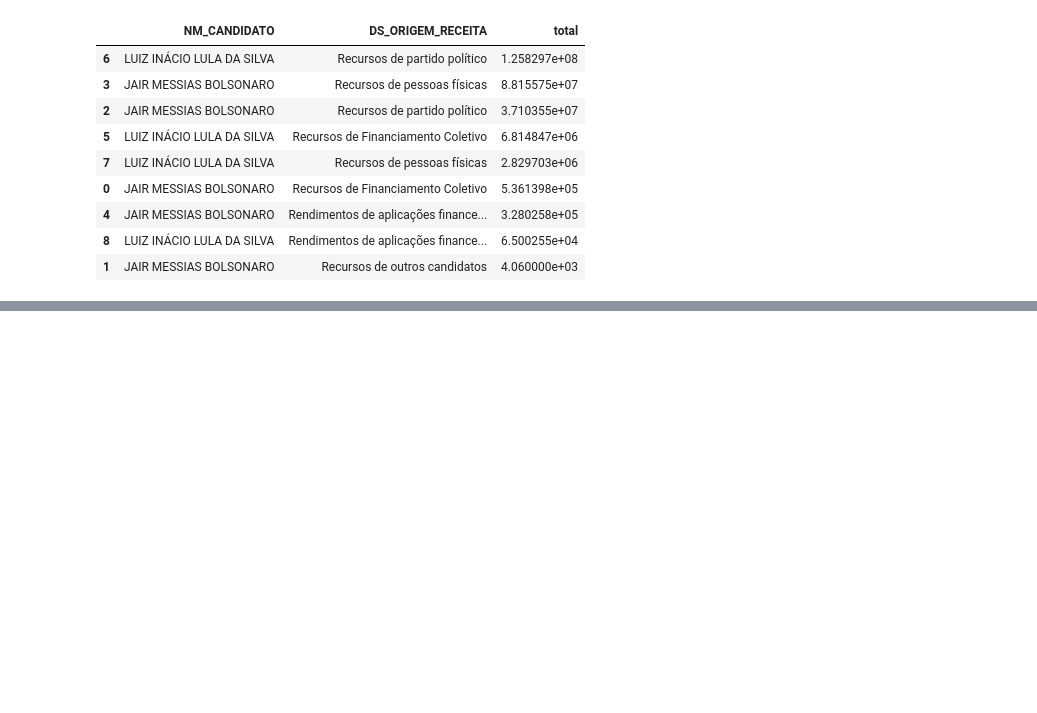
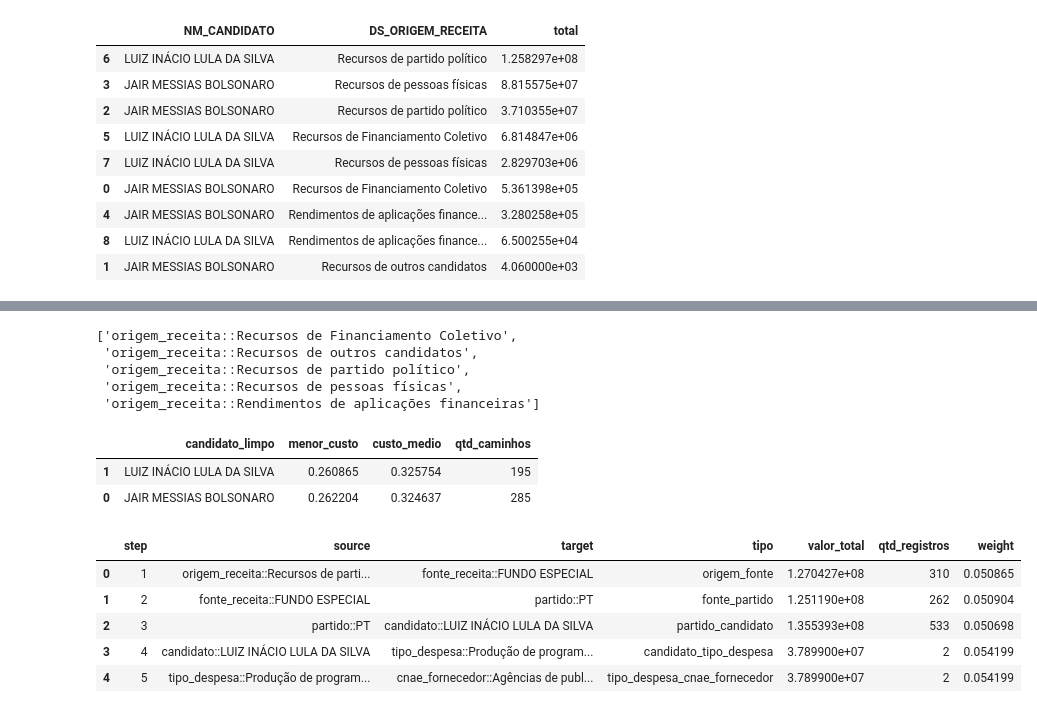
Before and after one commit to RNakamura90/trabalho_conclusao_t1_ifgo, a Jupyter notebook: notebooks/01_exploracao_tse.ipynb, the cells around one changed output, grey strips where cells are left out. Drawn from its saved outputs; the diff is of its cells as text; code cells hidden in the pictures; blank space fills up the shorter version.

```diff
--- a/notebooks/01_exploracao_tse.ipynb
+++ b/notebooks/01_exploracao_tse.ipynb
@@ -279,0 +388,18 @@ NameError: name 'receitas_com_originario' is not defined
+# %%
+origens_receita = sorted([
+    n for n in G_cat.nodes
+    if n.startswith("origem_receita::")
+])
+
+destinos_cnae = sorted([
+    n for n in G_cat.nodes
+    if n.startswith("cnae_fornecedor::")
+])
+
+origens_receita
+# %% [output]
+['origem_receita::Recursos de Financiamento Coletivo',
+ 'origem_receita::Recursos de outros candidatos',
+ 'origem_receita::Recursos de partido político',
+ 'origem_receita::Recursos de pessoas físicas',
+ 'origem_receita::Rendimentos de aplicações financeiras']
@@ -279,0 +474,59 @@ NameError: name 'receitas_com_originario' is not defined
+# %%
+resultados = []
+
+for source in origens_receita:
+    for target in destinos_cnae:
+        result = shortest_path_summary(
+            G_cat,
+            source=source,
+            target=target,
+        )
+
+        if result is not None:
+            resultados.append(result)
+
+paths_df = pd.DataFrame(resultados)
+# %%
+paths_df["candidato_limpo"] = (
+    paths_df["candidatos"]
+    .str.replace("candidato::", "", regex=False)
+)
+# %%
+comparativo = (
+    paths_df
+    .dropna(subset=["candidato_limpo"])
+    .groupby(["candidato_limpo"], as_index=False)
+    .agg(
+        menor_custo=("cost", "min"),
+        custo_medio=("cost", "mean"),
+        qtd_caminhos=("cost", "size"),
+    )
+    .sort_values("menor_custo")
+)
+
+comparativo
+# %% [output]
+|  | candidato_limpo | menor_custo | custo_medio | qtd_caminhos |
+| 1 | LUIZ INÁCIO LULA DA SILVA | 0.260865 | 0.325754 | 195 |
+| 0 | JAIR MESSIAS BOLSONARO | 0.262204 | 0.324637 | 285 |
+# %%
+row = paths_df.sort_values("cost").iloc[0]
+
+source = row["source"]
+target = row["target"]
+
+path = nx.shortest_path(
+    G_cat,
+    source=source,
+    target=target,
+    weight="weight",
+)
+
+describe_path(G_cat, path)
+# %% [output]
+|  | step | source | target | tipo | valor_total | qtd_registros | weight |
+| 0 | 1 | origem_receita::Recursos de parti... | fonte_receita::FUNDO ESPECIAL | origem_fonte | 1.270427e+08 | 310 | 0.050865 |
+| 1 | 2 | fonte_receita::FUNDO ESPECIAL | partido::PT | fonte_partido | 1.251190e+08 | 262 | 0.050904 |
+| 2 | 3 | partido::PT | candidato::LUIZ INÁCIO LULA DA SILVA | partido_candidato | 1.355393e+08 | 533 | 0.050698 |
+| 3 | 4 | candidato::LUIZ INÁCIO LULA DA SILVA | tipo_despesa::Produção de program... | candidato_tipo_despesa | 3.789900e+07 | 2 | 0.054199 |
+| 4 | 5 | tipo_despesa::Produção de program... | cnae_fornecedor::Agências de publ... | tipo_despesa_cnae_fornecedor | 3.789900e+07 | 2 | 0.054199 |
```
Also changed, not shown: parts of 23 cells of this notebook, 3 other files.
